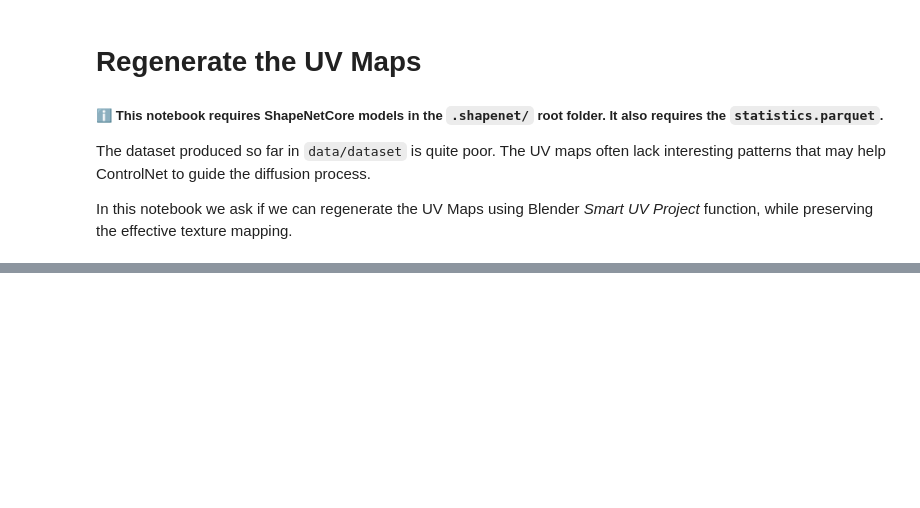
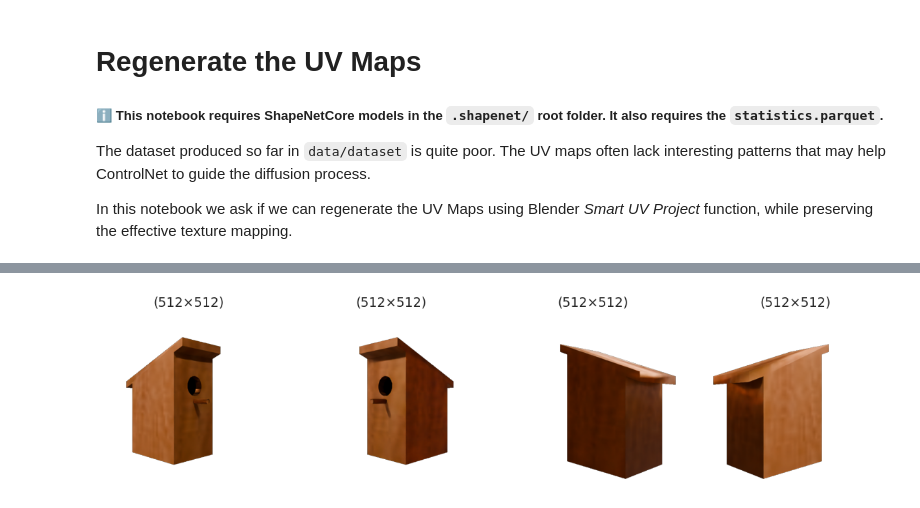
Before and after one commit to MrPio/Texture-Anything, a Jupyter notebook: 4-enhance_dataset/4.1-Regenerate_UV_Maps.ipynb, the cells around one changed output, grey strips where cells are left out. Saved outputs shown, nothing was run; the diff lists cells and outputs as text; code cells hidden in the pictures; blank space fills up the shorter version.

```diff
--- a/4-enhance_dataset/4.1-Regenerate_UV_Maps.ipynb
+++ b/4-enhance_dataset/4.1-Regenerate_UV_Maps.ipynb
@@ -45,0 +52,4 @@ Info: Baking map saved to internal image, save it externally or pack it
+# %%
+plot_images(renderings,size=3)
+# %% [output]
+[figure, added]
```
Also changed, not shown: parts of 5 cells of this notebook, 5 other files.
